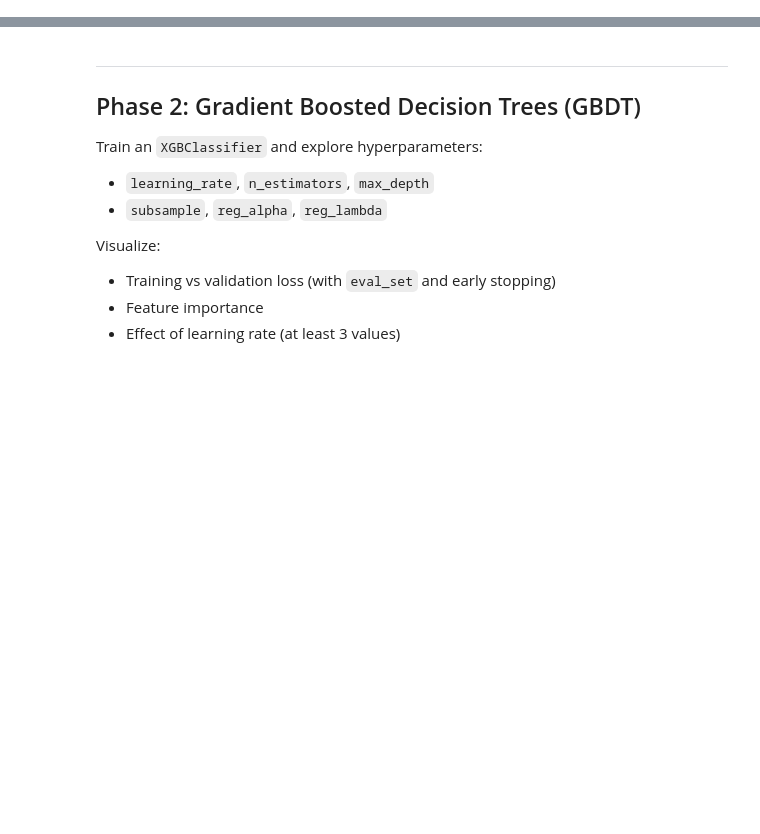
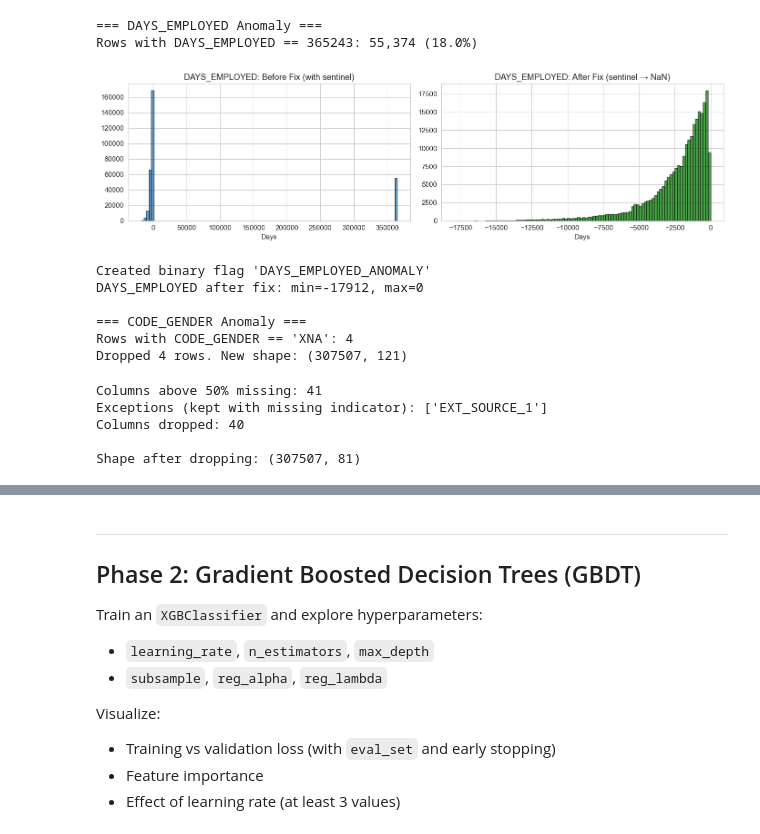
Before and after one commit to gsmoon97/coms4995w-apml, a Jupyter notebook: assignments/a2/a2.ipynb, the cells around one changed output, grey strips where cells are left out. Drawn from its saved outputs; the diff is of its cells as text; code cells hidden in the pictures; blank space fills up the shorter version.

```diff
--- a/assignments/a2/a2.ipynb
+++ b/assignments/a2/a2.ipynb
@@ -155,0 +208,72 @@ print(f"\nDefault rate: {y_encoded.mean():.4f}")
+# %%
+# --- Step 1.5: Fix anomalies ---
+X_clean = X.copy()
+
+# 1. DAYS_EMPLOYED sentinel value: 365243 -> NaN + create binary flag
+print("=== DAYS_EMPLOYED Anomaly ===")
+anomaly_mask = X_clean['DAYS_EMPLOYED'] == 365243
+print(f"Rows with DAYS_EMPLOYED == 365243: {anomaly_mask.sum():,} ({anomaly_mask.mean()*100:.1f}%)")
+
+# Visualize the anomaly
+fig, axes = plt.subplots(1, 2, figsize=(14, 4))
+axes[0].hist(X_clean['DAYS_EMPLOYED'], bins=100, edgecolor='black', alpha=0.7)
+axes[0].set_title('DAYS_EMPLOYED: Before Fix (with sentinel)')
+axes[0].set_xlabel('Days')
+
+X_clean['DAYS_EMPLOYED_ANOMALY'] = anomaly_mask.astype(int)
+X_clean.loc[anomaly_mask, 'DAYS_EMPLOYED'] = np.nan
+
+axes[1].hist(X_clean['DAYS_EMPLOYED'].dropna(), bins=100, edgecolor='black', alpha=0.7, color='green')
+axes[1].set_title('DAYS_EMPLOYED: After Fix (sentinel → NaN)')
+axes[1].set_xlabel('Days')
+plt.tight_layout()
+plt.savefig('figures/days_employed_fix.png', dpi=150, bbox_inches='tight')
+plt.show()
+
+print(f"Created binary flag 'DAYS_EMPLOYED_ANOMALY'")
+print(f"DAYS_EMPLOYED after fix: min={X_clean['DAYS_EMPLOYED'].min():.0f}, "
+      f"max={X_clean['DAYS_EMPLOYED'].max():.0f}")
+
+# 2. CODE_GENDER: drop 4 'XNA' rows
+print(f"\n=== CODE_GENDER Anomaly ===")
+xna_mask = X_clean['CODE_GENDER'] == 'XNA'
+print(f"Rows with CODE_GENDER == 'XNA': {xna_mask.sum()}")
+X_clean = X_clean[~xna_mask]
+y = y[~xna_mask]
+print(f"Dropped {xna_mask.sum()} rows. New shape: {X_clean.shape}")
+# %% [output]
+=== DAYS_EMPLOYED Anomaly ===
+Rows with DAYS_EMPLOYED == 365243: 55,374 (18.0%)
+[figure, added]
+Created binary flag 'DAYS_EMPLOYED_ANOMALY'
+DAYS_EMPLOYED after fix: min=-17912, max=0
+
+=== CODE_GENDER Anomaly ===
+Rows with CODE_GENDER == 'XNA': 4
+Dropped 4 rows. New shape: (307507, 121)
+# %%
+# --- Step 1.6: Drop columns with >50% missing ---
+# EXCEPTION: Keep EXT_SOURCE_1 despite 56% missing (highly predictive external score)
+DROP_THRESHOLD = 0.50
+
+n_rows = len(X_clean)
+missing_pct_updated = (X_clean.isnull().sum() / n_rows * 100)
+
+cols_above_threshold = missing_pct_updated[missing_pct_updated > DROP_THRESHOLD * 100].index.tolist()
+
+# Exception: keep EXT_SOURCE_1 — we will add a missing indicator instead
+KEEP_DESPITE_MISSING = ['EXT_SOURCE_1']
+cols_to_drop = [c for c in cols_above_threshold if c not in KEEP_DESPITE_MISSING]
+
+print(f"Columns above {DROP_THRESHOLD*100:.0f}% missing: {len(cols_above_threshold)}")
+print(f"Exceptions (kept with missing indicator): {KEEP_DESPITE_MISSING}")
+print(f"Columns dropped: {len(cols_to_drop)}")
+
+X_clean = X_clean.drop(columns=cols_to_drop)
+print(f"\nShape after dropping: {X_clean.shape}")
+# %% [output]
+Columns above 50% missing: 41
+Exceptions (kept with missing indicator): ['EXT_SOURCE_1']
+Columns dropped: 40
+
+Shape after dropping: (307507, 81)
```
Also changed, not shown: parts of 52 cells of this notebook, 17 other files.
